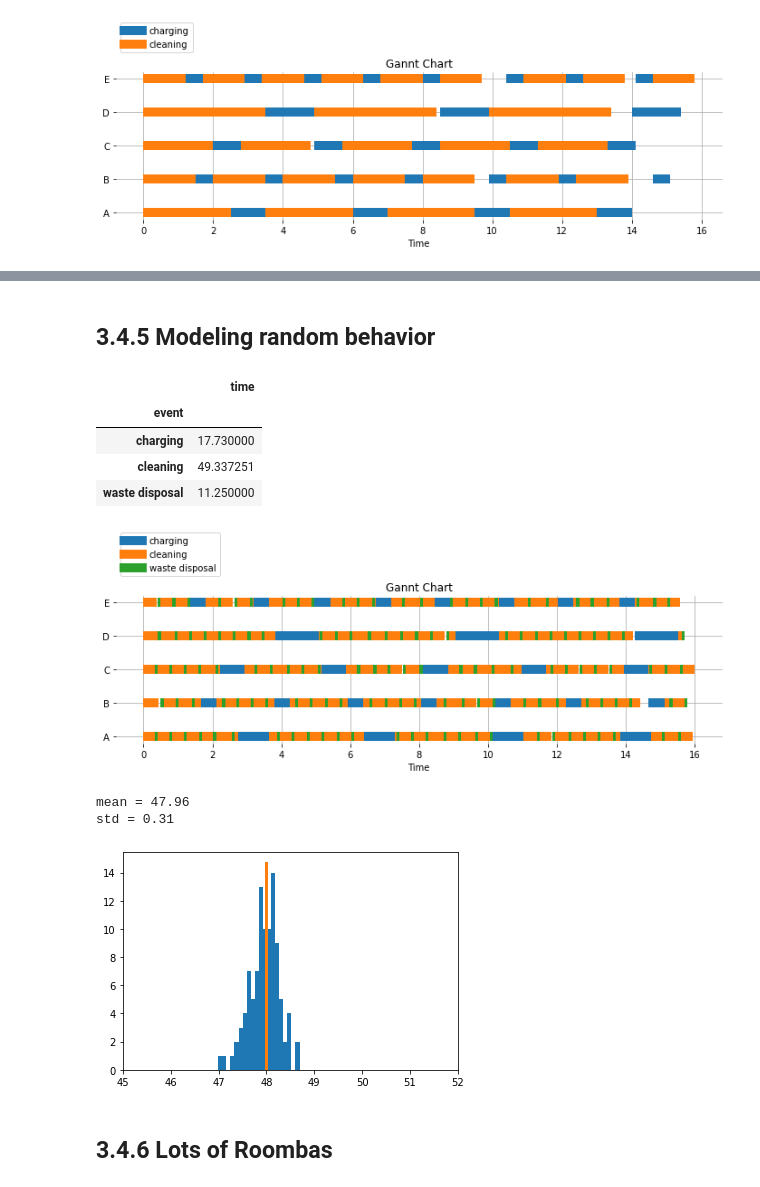
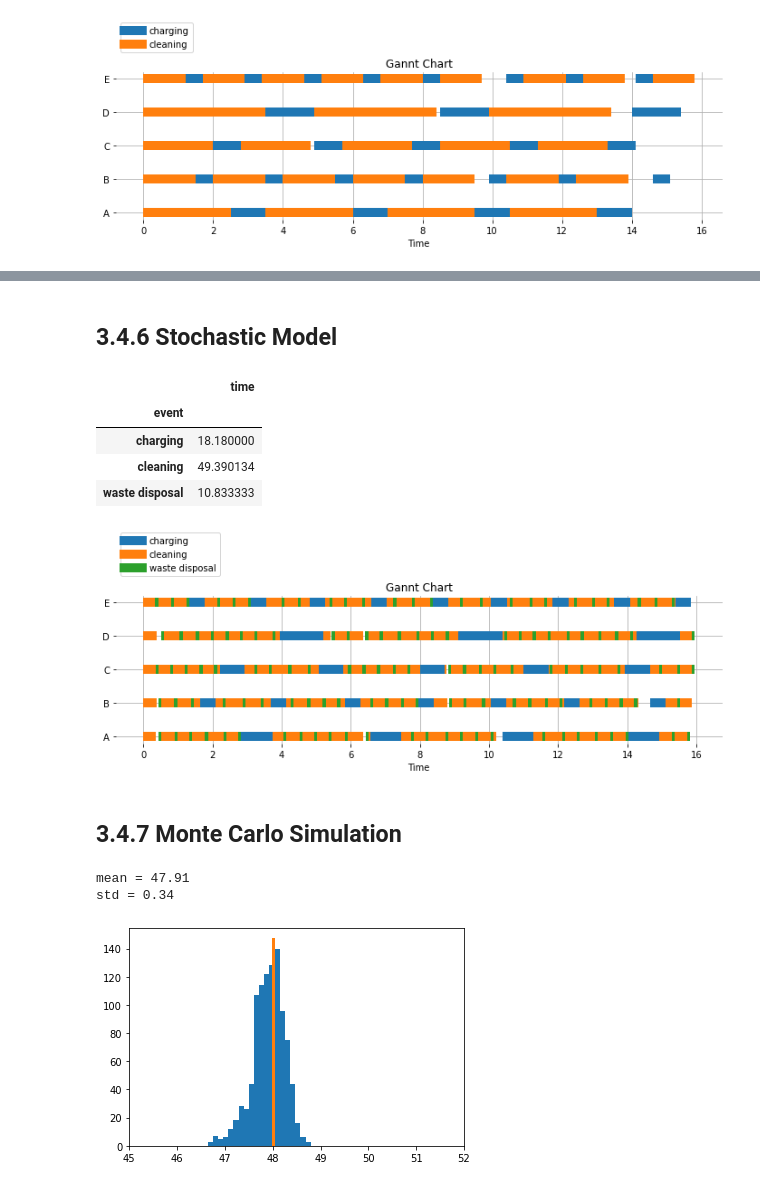
Before and after one commit to jckantor/CBE40455-2020, a Jupyter notebook: docs/03.04-Modeling-Events.ipynb, the cells around one changed output, grey strips where cells are left out. Cells and saved outputs as stored; diff of their text form; code cells hidden in the pictures.

```diff
--- a/docs/03.04-Modeling-Events.ipynb
+++ b/docs/03.04-Modeling-Events.ipynb
@@ -265,7 +265,7 @@ def roomba_model(id, charge_time, clean_time, reserve=0.1):
 data_log = []
 
 env = simpy.Environment()
-chargers = simpy.Resource(env, capacity=1)
+chargers = simpy.Resource(env, capacity=2)
 for r in roomba_df.index:
     env.process(roomba_model(roomba_df["id"][r], roomba_df["charge_time"][r], roomba_df["clean_time"][r]))
 env.run(until=16)
@@ -298,7 +298,9 @@ def roomba_model(id, charge_time, clean_time, reserve=0.1):
     while True:
         if soc > reserve and sow < 1.0:
             tic = env.now
-            yield simpy.events.AnyOf(env, [env.timeout((soc - reserve) * clean_time), env.timeout((1.0 - sow)*twenty_min)])
+            events = [env.timeout((soc - reserve) * clean_time),
+                      env.timeout((1.0 - sow)*twenty_min)]
+            yield simpy.AnyOf(env, events)
             toc = env.now
             soc = max(0.0, soc - (toc - tic)/clean_time)
             sow = min(1.0, sow + (toc - tic)/twenty_min)
@@ -311,7 +313,7 @@ def roomba_model(id, charge_time, clean_time, reserve=0.1):
                 toc = env.now
                 sow = 0.0
                 data_log.append([id, "waste disposal", tic, toc])
-        if soc <= reserve+ 0.001:
+        if soc <= reserve + 0.001:
             with chargers.request() as request:
                 yield request
                 tic = env.now
@@ -324,7 +326,7 @@ data_log = []
 
 env = simpy.Environment()
 chargers = simpy.Resource(env, capacity=3)
-waste_stations = simpy.Resource(env, capacity=2)
+waste_stations = simpy.Resource(env, capacity=5)
 for r in roomba_df.index:
     env.process(roomba_model(roomba_df["id"][r], roomba_df["charge_time"][r], roomba_df["clean_time"][r]))
 env.run(until=16)
@@ -342,5 +344,5 @@ gantt(df)
 # %% [markdown]
-## 3.4.5 Modeling random behavior
+## 3.4.6 Stochastic Model
 # %%
 import random
 
@@ -355,8 +357,8 @@ def roomba_model(id, charge_time, clean_time, reserve=0.1):
     while True:
         if soc > reserve and sow < 1.0:
             tic = env.now
-            yield simpy.events.AnyOf(env, [env.timeout((soc - reserve) * clean_time),
-                                           env.timeout((1.0 - sow)*random.triangular(ten_min, thirty_min))])
+            yield simpy.AnyOf(env, [env.timeout((soc - reserve) * clean_time),
+                                           env.timeout((1.0 - sow)*random.uniform(ten_min, thirty_min))])
             toc = env.now
             soc = max(0.0, soc - (toc - tic)/clean_time)
             sow = min(1.0, sow + (toc - tic)/twenty_min)
@@ -393,10 +395,12 @@ gantt(df)
 # %% [output]
 |  | time |
 | event |  |
-| charging | 17.730000 |
-| cleaning | 49.337251 |
-| waste disposal | 11.250000 |
+| charging | 18.180000 |
+| cleaning | 49.390134 |
+| waste disposal | 10.833333 |
-[figure, old version]
+[figure, new version]
+# %% [markdown]
+## 3.4.7 Monte Carlo Simulation
 # %%
 import random
 
@@ -411,8 +415,8 @@ def roomba_model(id, charge_time, clean_time, reserve=0.1):
     while True:
         if soc > reserve and sow < 1.0:
             tic = env.now
-            yield simpy.events.AnyOf(env, [env.timeout((soc - reserve) * clean_time),
-                                           env.timeout((1.0 - sow)*random.triangular(ten_min, thirty_min))])
+            yield simpy.AnyOf(env, [env.timeout((soc - reserve) * clean_time),
+                                    env.timeout((1.0 - sow)*random.triangular(ten_min, thirty_min))])
             toc = env.now
             soc = max(0.0, soc - (toc - tic)/clean_time)
             sow = min(1.0, sow + (toc - tic)/twenty_min)
@@ -427,37 +431,34 @@ def roomba_model(id, charge_time, clean_time, reserve=0.1):
                 data_log.append([id, "waste disposal", tic, toc])
         if soc <= reserve+ 0.001:
             with chargers.request() as request:
                 yield request
                 tic = env.now
                 yield env.timeout((1 - soc)*charge_time)
                 toc = env.now
                 soc = min(1.0, soc + (toc - tic)/charge_time)
                 data_log.append([id, "charging", tic, toc])
 
 y = []
-N = 10000
-for k in range(100):
+for k in range(1000):
     data_log = []
 
     env = simpy.Environment()
     chargers = simpy.Resource(env, capacity=2)
     waste_stations = simpy.Resource(env, capacity=2)
     for r in roomba_df.index:
         env.process(roomba_model(roomba_df["id"][r], roomba_df["charge_time"][r], roomba_df["clean_time"][r]))
     env.run(until=16)
 
     df = pd.DataFrame(data_log, columns=["id", "event", "begin", "end"])
     y.append(kpi(df)["time"]["cleaning"])
 
 y = np.array(y)
 plt.hist(y, bins=20)
 plt.xlim(45.0, 52.0)
 plt.plot([48,48], plt.ylim(), lw=3)
 print("mean =", round(y.mean(), 2))
 print("std =", round(y.std(), 2))
 # %% [output]
-mean = 47.96
-std = 0.31
+mean = 47.91
+std = 0.34
-[figure, old version]
+[figure, new version]
-# %% [markdown]
-## 3.4.6 Lots of Roombas
```
Also changed, not shown: parts of 12 cells of this notebook, 13 other files.
